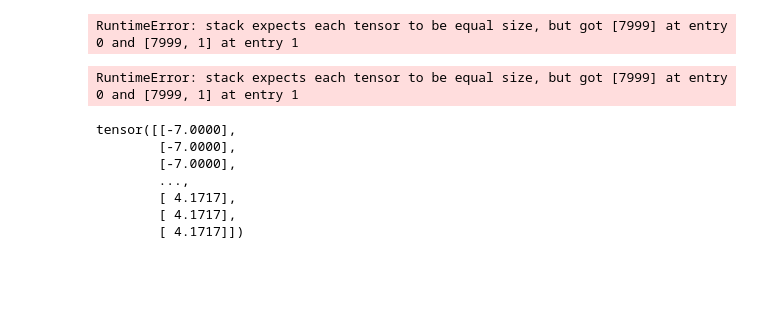
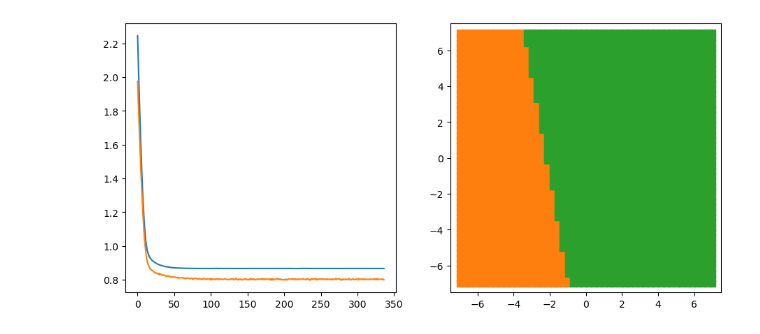
Before and after one commit to karsten3112/Computational-Physics, a Jupyter notebook: Week11/exercise56.ipynb, the cells around one changed output. Saved outputs shown, nothing was run; the diff lists cells and outputs as text; code cells hidden in the pictures; blank space fills up the shorter version.

```diff
--- a/Week11/exercise56.ipynb
+++ b/Week11/exercise56.ipynb
@@ -164,27 +172,50 @@ test_data_loader = DataLoader(dataset=shuffled_dataset[8999:9999], shuffle=True,
+# %%
+class DirectModel(torch.nn.Module):
+    def __init__(self) -> None:
+        super().__init__()
+        self.l1 = torch.nn.Linear(2, 3, bias=True)
+        self.softmax = torch.nn.Softmax(dim=1)
+
+    def forward(self, x):
+        return self.l1(x)
+
+    def predict(self, x):
+        return torch.argmax(self.softmax(self.forward(x)), dim=1)
+
+model = DirectModel()
+
+optimizer = torch.optim.Adam(params=model.parameters(), lr=1e-3)
+train_losses, val_losses = train_model_with_batch(epochs=1000, model=model,
+                                                  train_loader=train_loader,
+                                                  val_loader=val_loader,
+                                                  optimizer=optimizer,
+                                                  early_stopping=True,
+                                                  patience=100,
+                                                  loss_func=torch.nn.CrossEntropyLoss())
+# %%
+fig, axs = plt.subplots(1,2, figsize=(11,5))
+epochs = torch.linspace(0.0, len(val_losses), len(val_losses))
+labels = model.predict(x=xs_tens)
+axs[1].set_xlim([-7.5,7.5])
+axs[1].set_ylim([-7.5,7.5])
+
+with torch.no_grad():
+    axs[0].plot(epochs, train_losses)
+    axs[0].plot(epochs, val_losses)
+    for label in range(3):
+        indices = torch.argwhere(labels == label)
+        xs_plot = xs_tens[indices].squeeze(1)
+        axs[1].plot(xs_plot[:,0], xs_plot[:,1], 's', c=f"C{label}", ms=6.48, alpha=1.0)
+# %% [output]
+[figure, added]
 # %%
 model = predictModel(input_dim=2, output_dim=3, num_hidden_layers=1, dim_hiddens=10, activation_func=torch.nn.SiLU(), bias=True)
+
 optimizer = torch.optim.Adam(params=model.parameters(), lr=1e-3)
 train_losses, val_losses = train_model_with_batch(epochs=1000, model=model,
-                                                  train_loader=train_data_loader,
-                                                  val_loader=val_data_loader,
+                                                  train_loader=train_loader,
+                                                  val_loader=val_loader,
                                                   optimizer=optimizer,
                                                   early_stopping=True,
                                                   patience=100,
                                                   loss_func=torch.nn.CrossEntropyLoss())
-# %% [output]
-RuntimeError: stack expects each tensor to be equal size, but got [7999] at entry 0 and [7999, 1] at entry 1
-# %%
-for data in train_data_loader:
-    print(data)
-# %% [output]
-RuntimeError: stack expects each tensor to be equal size, but got [7999] at entry 0 and [7999, 1] at entry 1
-# %%
-shuffled_dataset[0:7999][0]
-# %% [output]
-tensor([[-7.0000],
-        [-7.0000],
-        [-7.0000],
-        ...,
-        [ 4.1717],
-        [ 4.1717],
-        [ 4.1717]])
```
Also changed, not shown: parts of 11 cells of this notebook, 3 other files.
